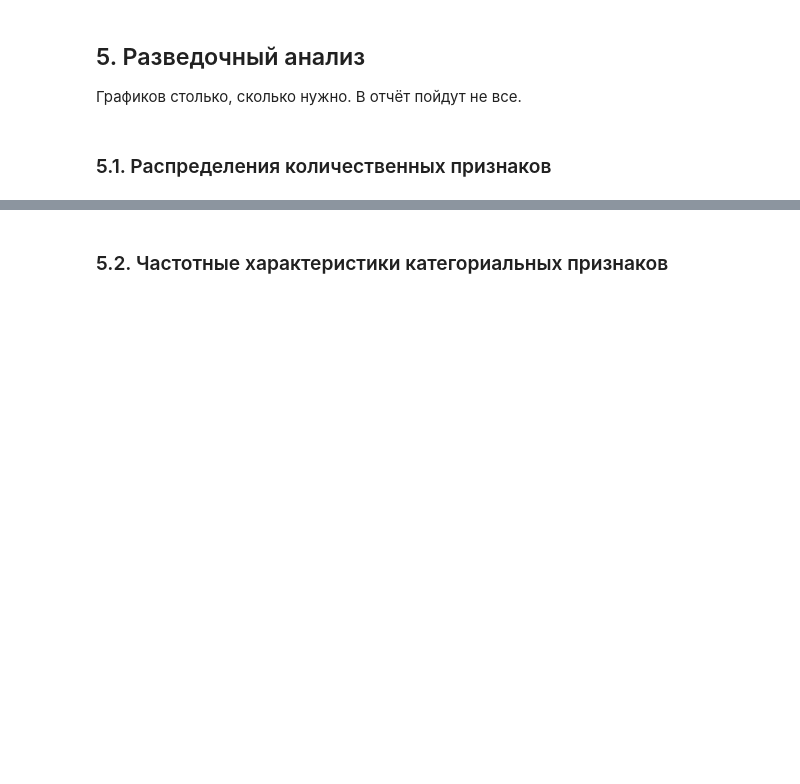
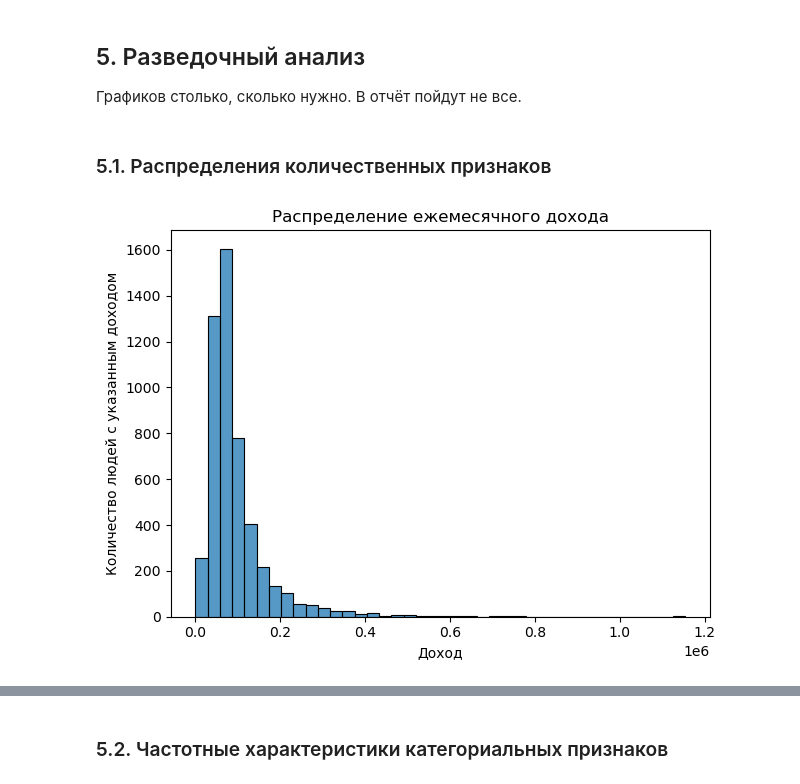
Before and after one commit to eltrukhan/Trukhan_Elizaveta_Lab1, a Jupyter notebook: 01_analysis.ipynb, the cells around one changed output, grey strips where cells are left out. Cells and saved outputs as stored; diff of their text form; code cells hidden in the pictures; blank space fills up the shorter version.

```diff
--- a/01_analysis.ipynb
+++ b/01_analysis.ipynb
@@ -55,0 +294,2 @@ RAW_TXN = "transactions.csv"
+# %%
+clients["monthly_income"] = clients["monthly_income"].mask(clients["monthly_income"] < 0)
@@ -55,0 +307,5 @@ RAW_TXN = "transactions.csv"
+# %%
+clients["birth_date"] = pd.to_datetime(clients["birth_date"], format="%Y-%m-%d", errors="coerce")
+# %%
+clients["registration_date"] = pd.to_datetime(clients["registration_date"], format="%d.%m.%Y", errors="coerce")
+clients["card_open_date"] = pd.to_datetime(clients["card_open_date"], format="%d.%m.%Y", errors="coerce")
@@ -57,0 +327,28 @@ RAW_TXN = "transactions.csv"
+# %%
+n_rows = len(clients)
+values_before = sorted(clients["city"].dropna().unique().tolist())
+
+city_mapping = {
+    "москва": "Москва",
+    "казань": "Казань",
+    "нижний новгород": "Нижний Новгород",
+    "н. новгород": "Нижний Новгород",
+    "санкт-петербург": "Санкт-Петербург",
+    "санкт петербург": "Санкт-Петербург",
+    "спб": "Санкт-Петербург",
+    "екатеринбург": "Екатеринбург",
+    "новосибирск": "Новосибирск",
+}
+
+def normalize_city(value):
+    if pd.isna(value):
+        return value
+    s = str(value).strip().lower()
+    s = s.replace("г.", "").strip()
+    s = " ".join(s.split())
+    return city_mapping.get(s, value)
+
+clients["city"] = clients["city"].apply(normalize_city)
+
+values_after = sorted(clients["city"].dropna().unique().tolist())
+print(len(values_before), len(values_after))
@@ -83,3 +467,12 @@ cleaning_log = pd.DataFrame(columns=[
 Графиков столько, сколько нужно. В отчёт пойдут не все.
 # %% [markdown]
 ### 5.1. Распределения количественных признаков
+# %%
+sns.histplot(data=clients,x="monthly_income", bins=40)
+plt.title("Распределение ежемесячного дохода")
+plt.xlabel("Доход")
+plt.ylabel("Количество людей с указанным доходом")
+plt.tight_layout()
+plt.show()
+# %% [output]
+[figure, added]
```
Also changed, not shown: parts of 42 cells of this notebook.
